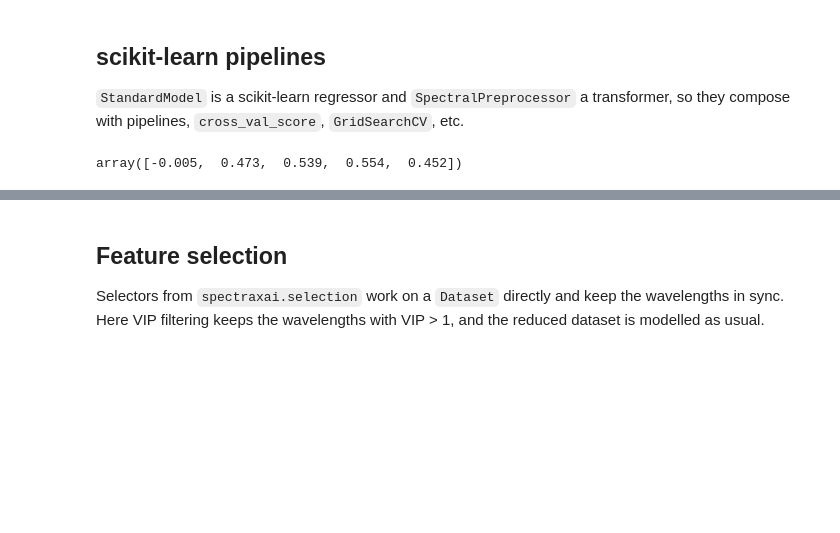
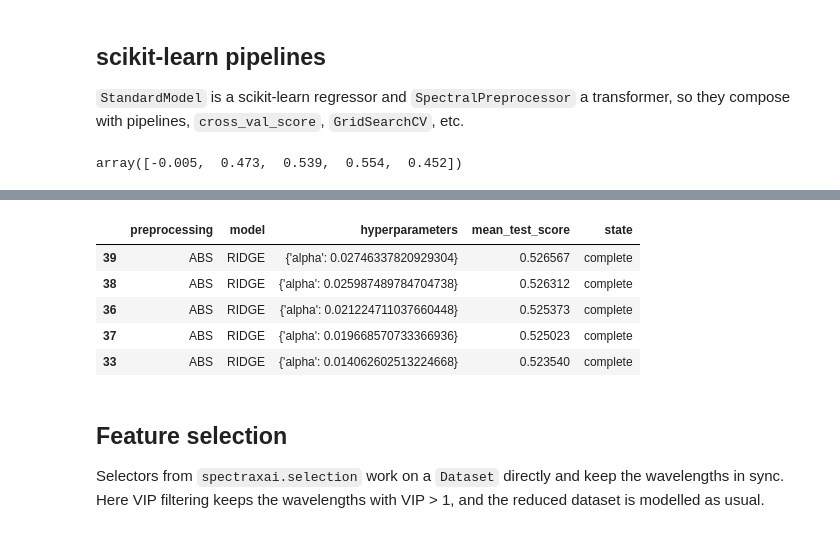
Before and after one commit to tsakiridis/spectra-xai, a Jupyter notebook: examples/modelExamples.ipynb, the cells around one changed output, grey strips where cells are left out. Drawn from its saved outputs; the diff is of its cells as text; code cells hidden in the pictures; blank space fills up the shorter version.

```diff
--- a/examples/modelExamples.ipynb
+++ b/examples/modelExamples.ipynb
@@ -174,0 +198,16 @@ array([-0.005,  0.473,  0.539,  0.554,  0.452])
+# %%
+from spectraxai.search import PreprocessingSearch
+
+SP = SpectralPreprocessing
+search = PreprocessingSearch(
+    models=[Model.PLS, Model.RIDGE],
+    preprocessings=[
+        SP.ABS,
+        [SP.ABS, SP.SNV],
+        [SP.ABS, (SP.FD, {"order": ("float", 0.0, 2.0)})],
+    ],
+    n_iter=40,
+    random_state=0,
+).fit(dataset.subset(idx_trn))
+print(search.best_params_)
+metrics(dataset.Y[idx_tst], search.predict(dataset.X[idx_tst]))
@@ -175,3 +220,12 @@ array([-0.005,  0.473,  0.539,  0.554,  0.452])
+# %%
+search.results_.sort_values("rank_test_score")[["preprocessing", "model", "hyperparameters", "mean_test_score", "state"]].head()
+# %% [output]
+|  | preprocessing | model | hyperparameters | mean_test_score | state |
+| 39 | ABS | RIDGE | {'alpha': 0.02746337820929304} | 0.526567 | complete |
+| 38 | ABS | RIDGE | {'alpha': 0.025987489784704738} | 0.526312 | complete |
+| 36 | ABS | RIDGE | {'alpha': 0.021224711037660448} | 0.525373 | complete |
+| 37 | ABS | RIDGE | {'alpha': 0.019668570733366936} | 0.525023 | complete |
+| 33 | ABS | RIDGE | {'alpha': 0.014062602513224668} | 0.523540 | complete |
 # %% [markdown]
 ## Feature selection
 
```
Also changed, not shown: parts of 7 cells of this notebook, 12 other files.
